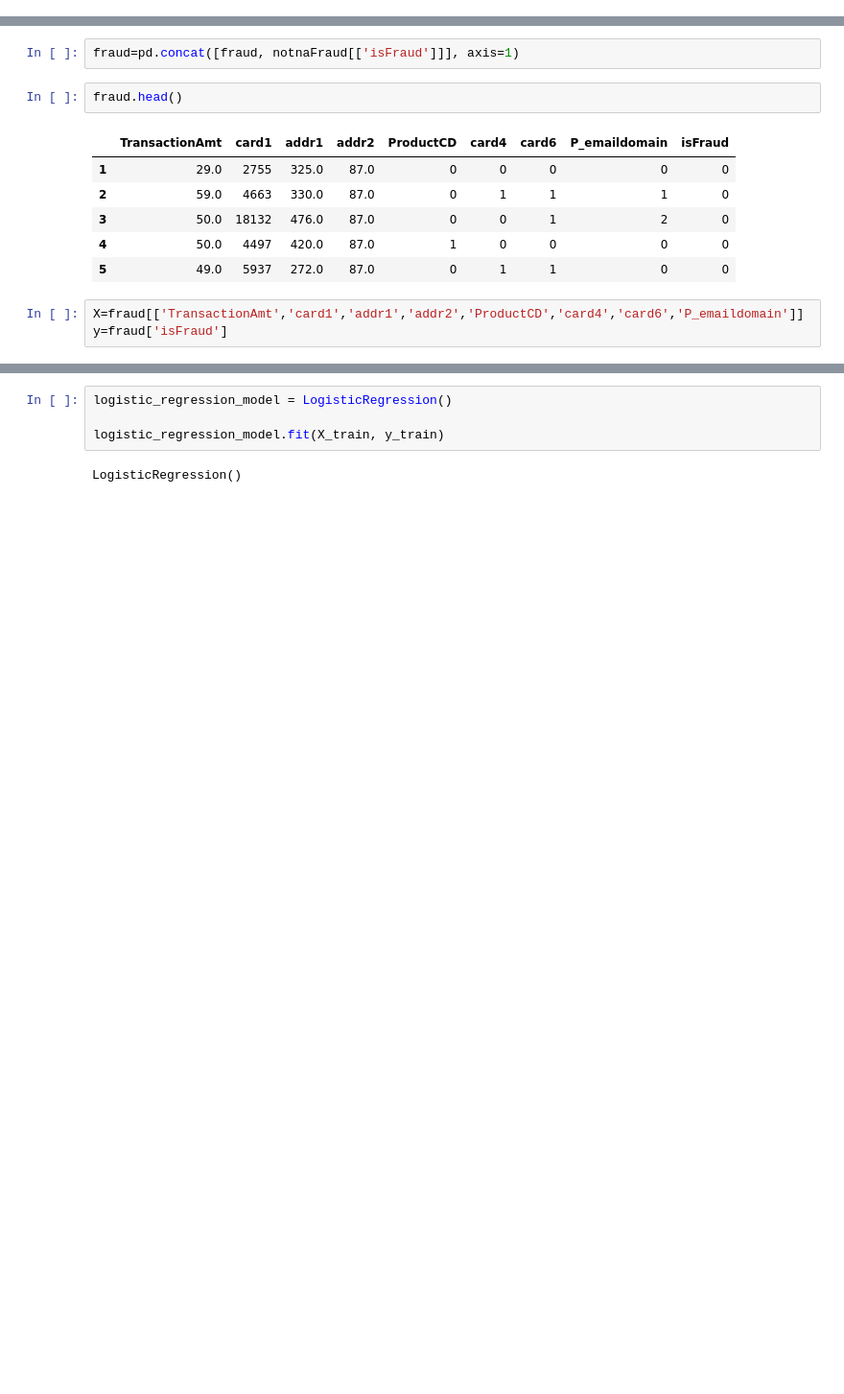
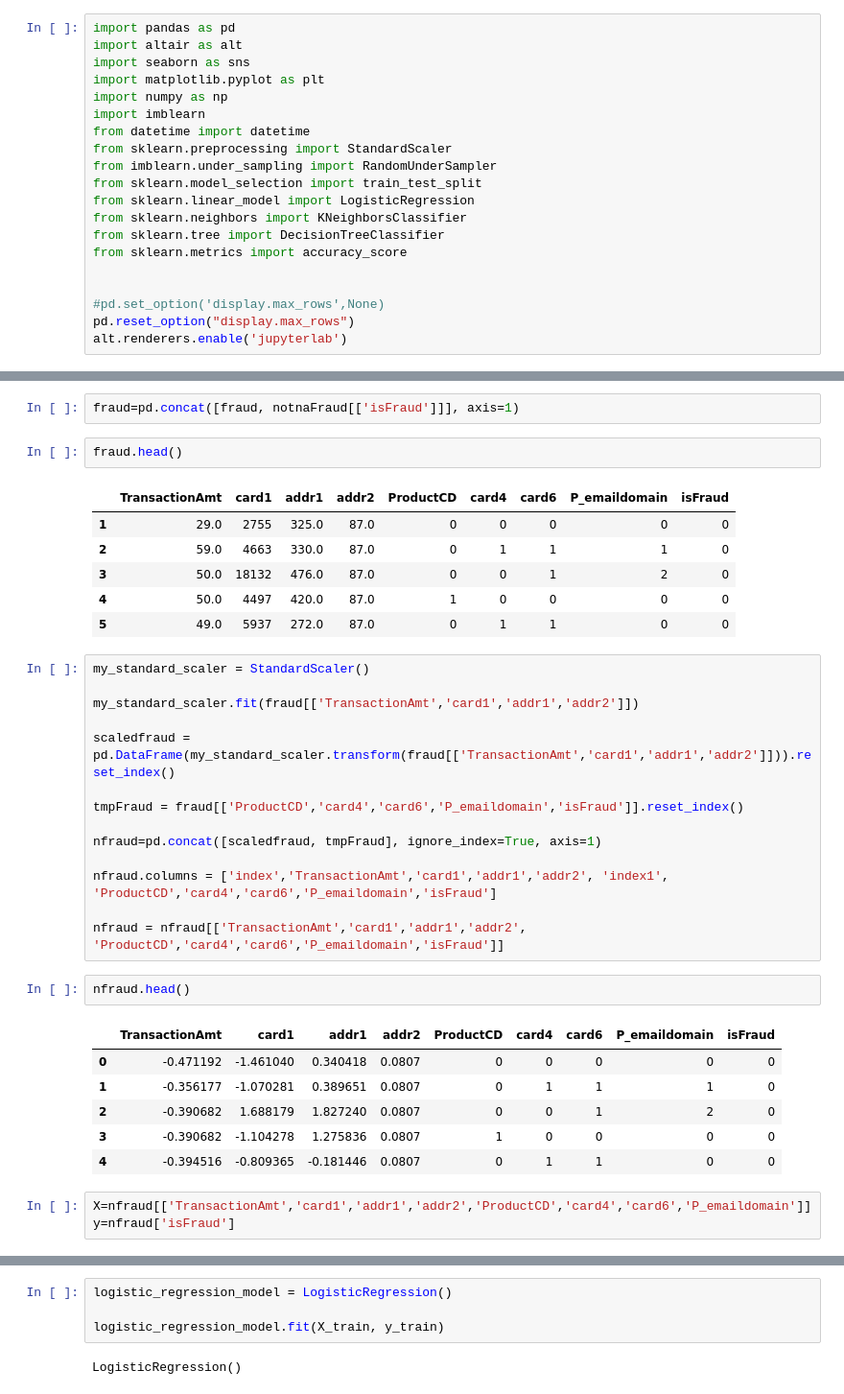
Before and after one commit to lucianoandrade1/Credit-and-Debit-Card-Fraud-Detection, a Jupyter notebook: IEEE-CIS Fraud Detection.ipynb, the cells around one changed output, grey strips where cells are left out. Shown: that part at 96% size. Cells and saved outputs as stored; diff of their text form; blank space fills up the shorter version.

```diff
--- a/IEEE-CIS Fraud Detection.ipynb
+++ b/IEEE-CIS Fraud Detection.ipynb
@@ -15,0 +3,20 @@ RendererRegistry.enable('jupyterlab')
+# %%
+import pandas as pd
+import altair as alt
+import seaborn as sns
+import matplotlib.pyplot as plt
+import numpy as np
+import imblearn
+from datetime import datetime
+from sklearn.preprocessing import StandardScaler
+from imblearn.under_sampling import RandomUnderSampler
+from sklearn.model_selection import train_test_split
+from sklearn.linear_model import LogisticRegression
+from sklearn.neighbors import KNeighborsClassifier
+from sklearn.tree import DecisionTreeClassifier
+from sklearn.metrics import accuracy_score
+
+
+#pd.set_option('display.max_rows',None)
+pd.reset_option("display.max_rows")
+alt.renderers.enable('jupyterlab')
@@ -337,6 +358,29 @@ fraud.head()
 | 3 | 50.0 | 18132 | 476.0 | 87.0 | 0 | 0 | 1 | 2 | 0 |
 | 4 | 50.0 | 4497 | 420.0 | 87.0 | 1 | 0 | 0 | 0 | 0 |
 | 5 | 49.0 | 5937 | 272.0 | 87.0 | 0 | 1 | 1 | 0 | 0 |
+# %%
+my_standard_scaler = StandardScaler()
+
+my_standard_scaler.fit(fraud[['TransactionAmt','card1','addr1','addr2']])
+
+scaledfraud = pd.DataFrame(my_standard_scaler.transform(fraud[['TransactionAmt','card1','addr1','addr2']])).reset_index()
+
+tmpFraud = fraud[['ProductCD','card4','card6','P_emaildomain','isFraud']].reset_index()
+
+nfraud=pd.concat([scaledfraud, tmpFraud], ignore_index=True, axis=1)
+
+nfraud.columns = ['index','TransactionAmt','card1','addr1','addr2', 'index1', 'ProductCD','card4','card6','P_emaildomain','isFraud']
+
+nfraud = nfraud[['TransactionAmt','card1','addr1','addr2', 'ProductCD','card4','card6','P_emaildomain','isFraud']]
+# %%
+nfraud.head()
+# %% [output]
+|  | TransactionAmt | card1 | addr1 | addr2 | ProductCD | card4 | card6 | P_emaildomain | isFraud |
+| 0 | -0.471192 | -1.461040 | 0.340418 | 0.0807 | 0 | 0 | 0 | 0 | 0 |
+| 1 | -0.356177 | -1.070281 | 0.389651 | 0.0807 | 0 | 1 | 1 | 1 | 0 |
+| 2 | -0.390682 | 1.688179 | 1.827240 | 0.0807 | 0 | 0 | 1 | 2 | 0 |
+| 3 | -0.390682 | -1.104278 | 1.275836 | 0.0807 | 1 | 0 | 0 | 0 | 0 |
+| 4 | -0.394516 | -0.809365 | -0.181446 | 0.0807 | 0 | 1 | 1 | 0 | 0 |
 # %%
-X=fraud[['TransactionAmt','card1','addr1','addr2','ProductCD','card4','card6','P_emaildomain']]
-y=fraud['isFraud']
+X=nfraud[['TransactionAmt','card1','addr1','addr2','ProductCD','card4','card6','P_emaildomain']]
+y=nfraud['isFraud']
```
Also changed, not shown: parts of 13 cells of this notebook.
